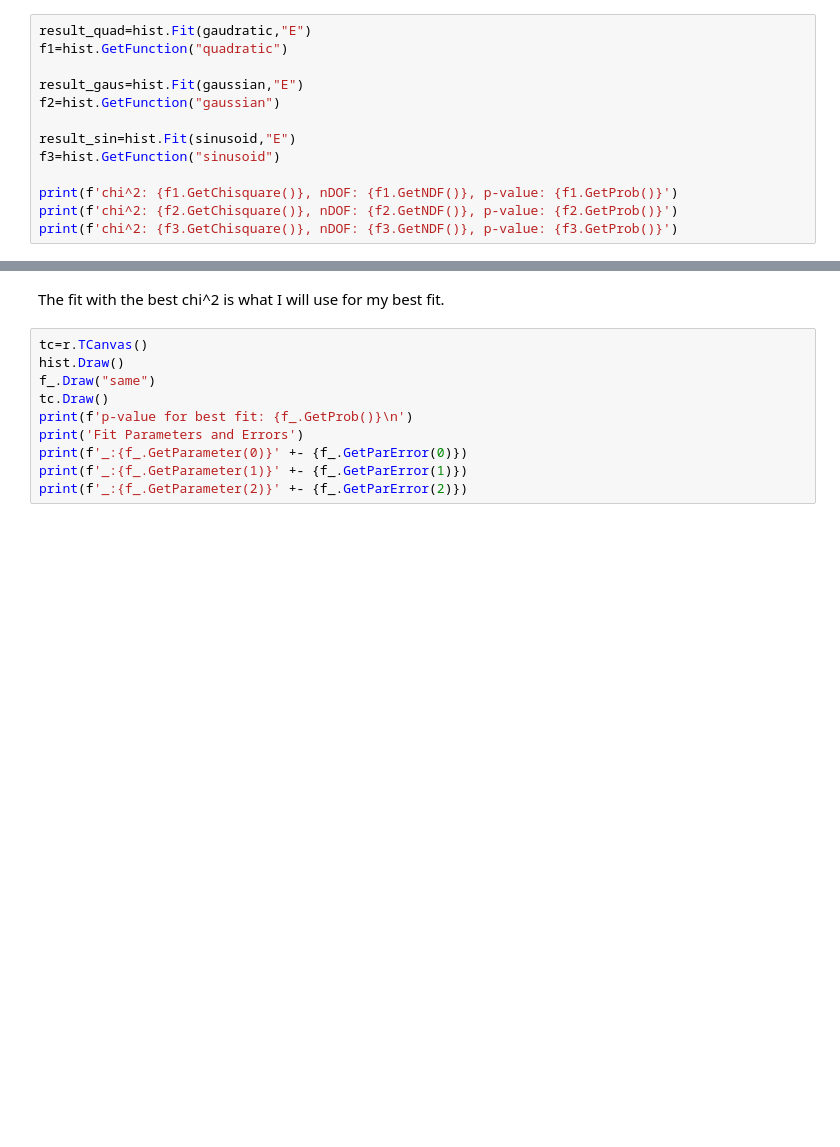
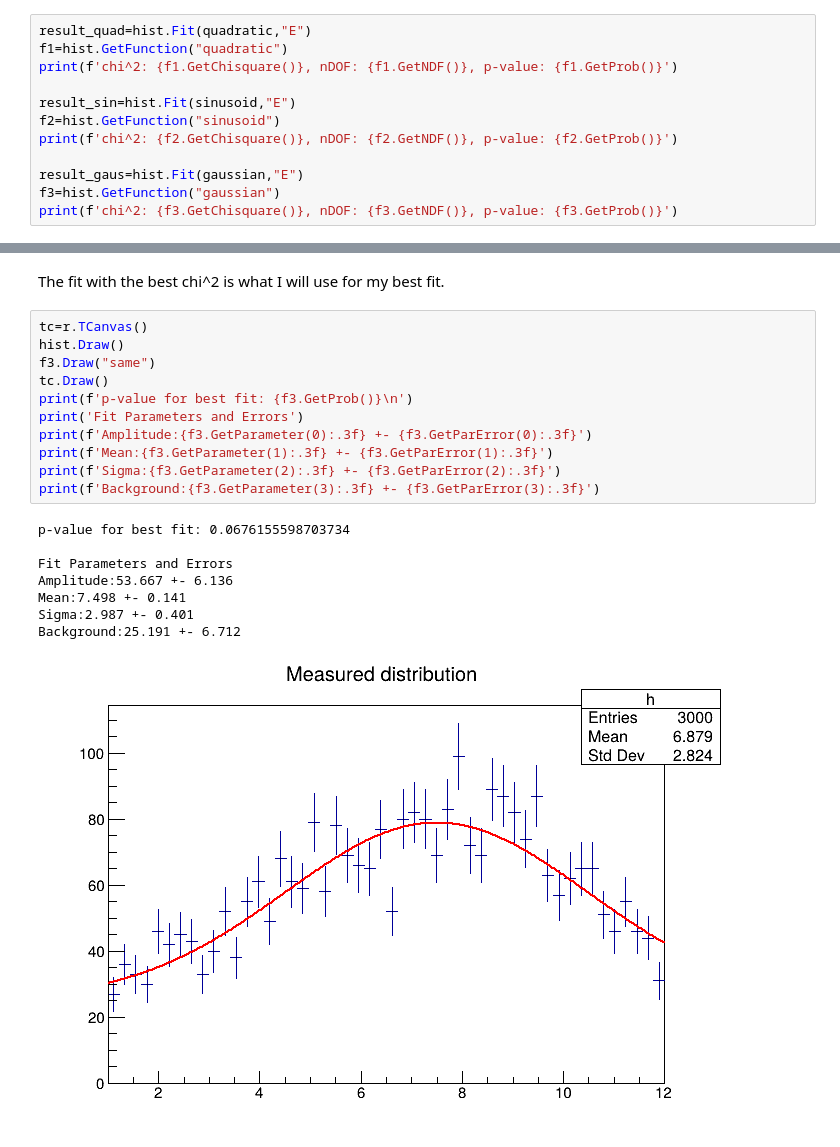
Before and after one commit to jct3er/fits2, a Jupyter notebook: User_fit.ipynb, the cells around one changed output, grey strips where cells are left out. Cells and saved outputs as stored; diff of their text form; blank space fills up the shorter version.

```diff
--- a/User_fit.ipynb
+++ b/User_fit.ipynb
@@ -179,15 +211,14 @@ sinusoid.SetNpx(500)  # use large number of points in drawing function to resolv
 sinusoid.SetParameters(65,0.2,0,+35)  # define the parameters
 sinusoid.SetParNames("A", "k", "background")  # optional, but nice
 # %%
-result_quad=hist.Fit(gaudratic,"E")
+result_quad=hist.Fit(quadratic,"E")
 f1=hist.GetFunction("quadratic")
+print(f'chi^2: {f1.GetChisquare()}, nDOF: {f1.GetNDF()}, p-value: {f1.GetProb()}')
+
+result_sin=hist.Fit(sinusoid,"E")
+f2=hist.GetFunction("sinusoid")
+print(f'chi^2: {f2.GetChisquare()}, nDOF: {f2.GetNDF()}, p-value: {f2.GetProb()}')
 
 result_gaus=hist.Fit(gaussian,"E")
-f2=hist.GetFunction("gaussian")
-
-result_sin=hist.Fit(sinusoid,"E")
-f3=hist.GetFunction("sinusoid")
-
-print(f'chi^2: {f1.GetChisquare()}, nDOF: {f1.GetNDF()}, p-value: {f1.GetProb()}')
-print(f'chi^2: {f2.GetChisquare()}, nDOF: {f2.GetNDF()}, p-value: {f2.GetProb()}')
+f3=hist.GetFunction("gaussian")
 print(f'chi^2: {f3.GetChisquare()}, nDOF: {f3.GetNDF()}, p-value: {f3.GetProb()}')
@@ -196,11 +245,21 @@ The fit with the best chi^2 is what I will use for my best fit.
 # %%
 tc=r.TCanvas()
 hist.Draw()
-f_.Draw("same")
+f3.Draw("same")
 tc.Draw()
-print(f'p-value for best fit: {f_.GetProb()}\n')
+print(f'p-value for best fit: {f3.GetProb()}\n')
 print('Fit Parameters and Errors')
-print(f'_:{f_.GetParameter(0)}' +- {f_.GetParError(0)})
-print(f'_:{f_.GetParameter(1)}' +- {f_.GetParError(1)})
-print(f'_:{f_.GetParameter(2)}' +- {f_.GetParError(2)})
+print(f'Amplitude:{f3.GetParameter(0):.3f} +- {f3.GetParError(0):.3f}')
+print(f'Mean:{f3.GetParameter(1):.3f} +- {f3.GetParError(1):.3f}')
+print(f'Sigma:{f3.GetParameter(2):.3f} +- {f3.GetParError(2):.3f}')
+print(f'Background:{f3.GetParameter(3):.3f} +- {f3.GetParError(3):.3f}')
+# %% [output]
+p-value for best fit: 0.0676155598703734
+
+Fit Parameters and Errors
+Amplitude:53.667 +- 6.136
+Mean:7.498 +- 0.141
+Sigma:2.987 +- 0.401
+Background:25.191 +- 6.712
+[figure, added]
 # %%
```
Also changed, not shown: parts of 12 cells of this notebook, 1 other file.
